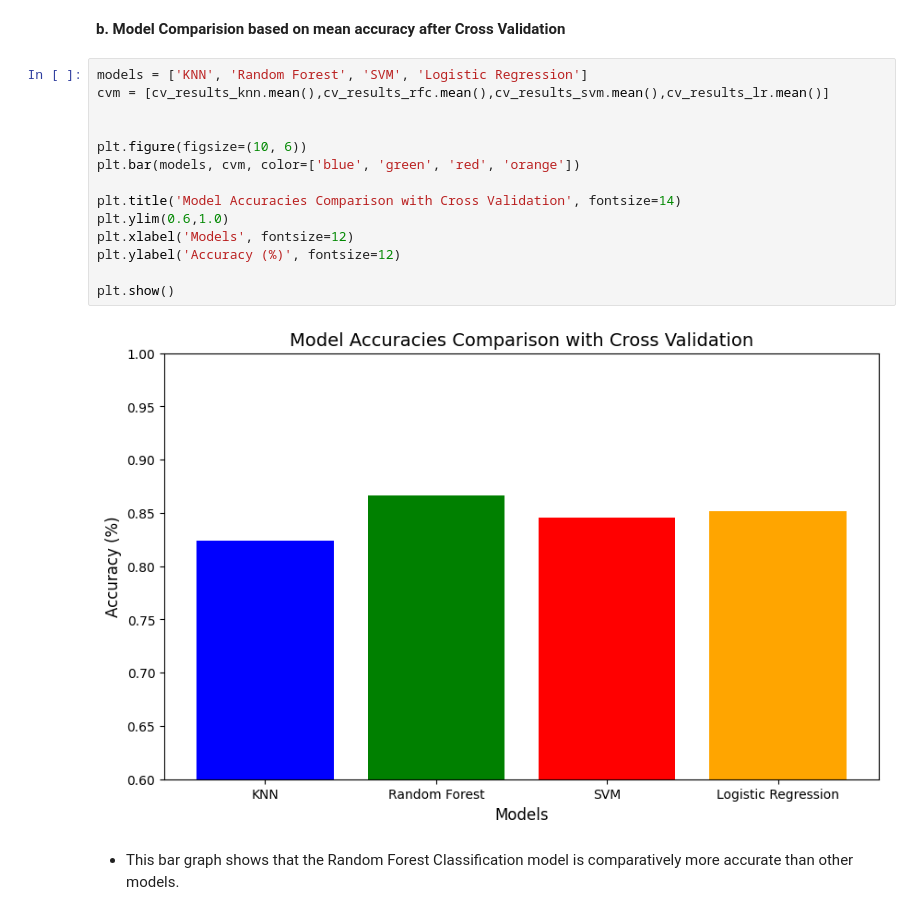
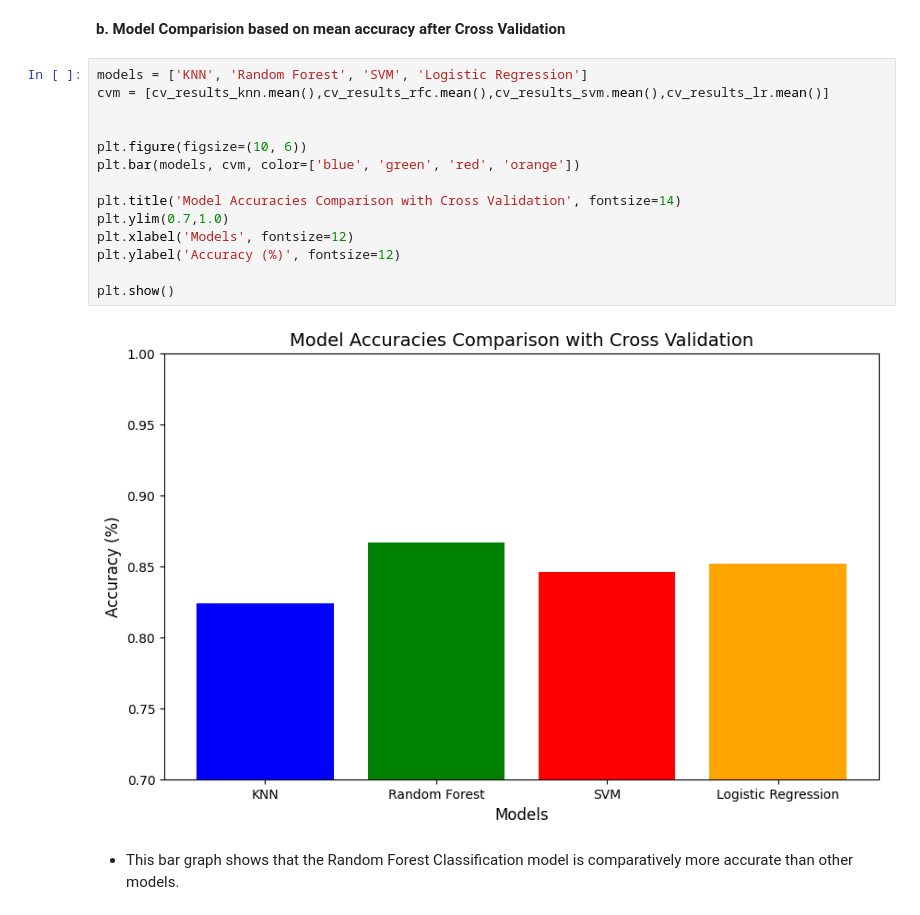
Before and after one commit to SakshyamStha/Fetal_Health_Classification, a Jupyter notebook: sg.ipynb, the cells around one changed output. Saved outputs shown, nothing was run; the diff lists cells and outputs as text.

```diff
--- a/sg.ipynb
+++ b/sg.ipynb
@@ -537,18 +539,18 @@ plt.show()
 # %%
 models = ['KNN', 'Random Forest', 'SVM', 'Logistic Regression']
 cvm = [cv_results_knn.mean(),cv_results_rfc.mean(),cv_results_svm.mean(),cv_results_lr.mean()]
 
 
 plt.figure(figsize=(10, 6))
 plt.bar(models, cvm, color=['blue', 'green', 'red', 'orange'])
 
 plt.title('Model Accuracies Comparison with Cross Validation', fontsize=14)
-plt.ylim(0.6,1.0)
+plt.ylim(0.7,1.0)
 plt.xlabel('Models', fontsize=12)
 plt.ylabel('Accuracy (%)', fontsize=12)
 
 plt.show()
 # %% [output]
-[figure, old version]
+[figure, new version]
 # %% [markdown]
 - This bar graph shows that the Random Forest Classification model is comparatively more accurate than other models.
```
Also changed, not shown: parts of 8 cells of this notebook.
